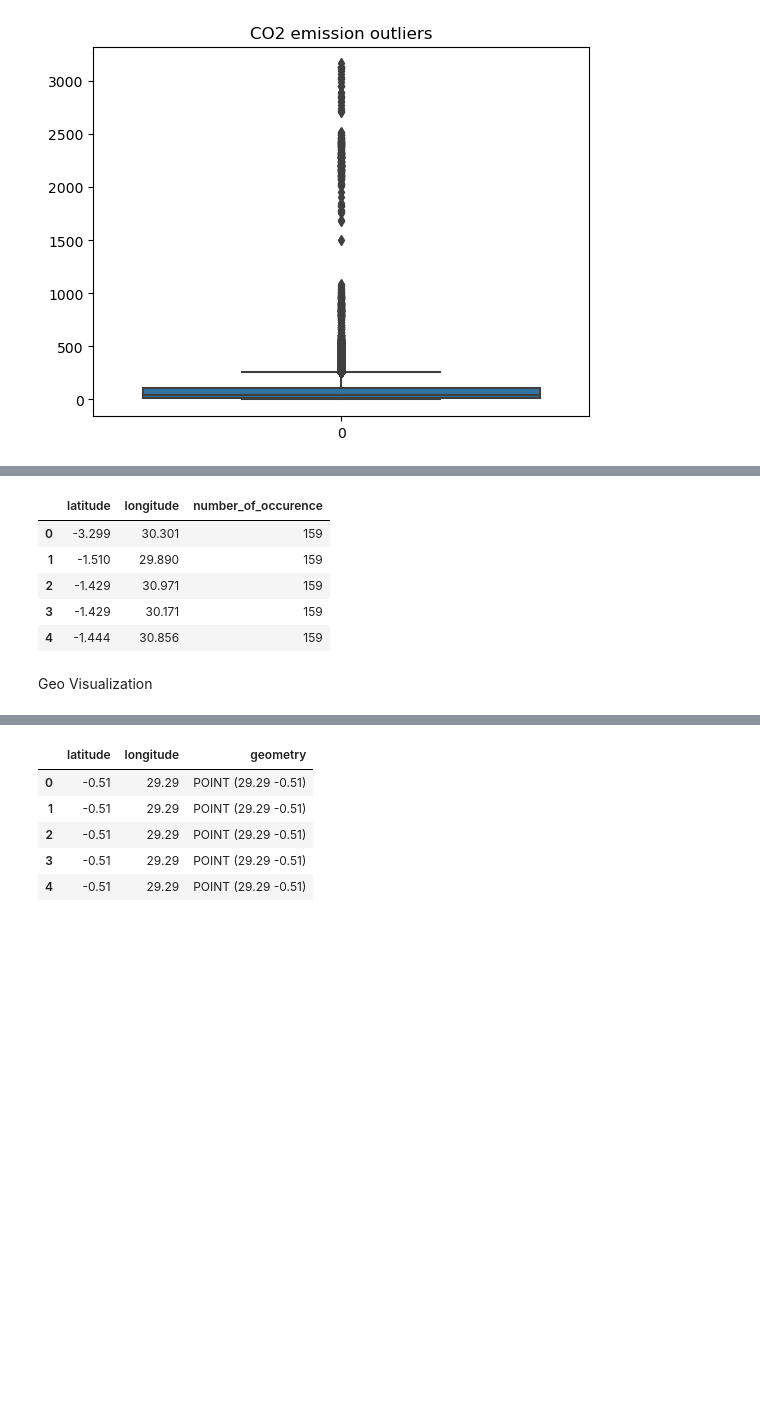
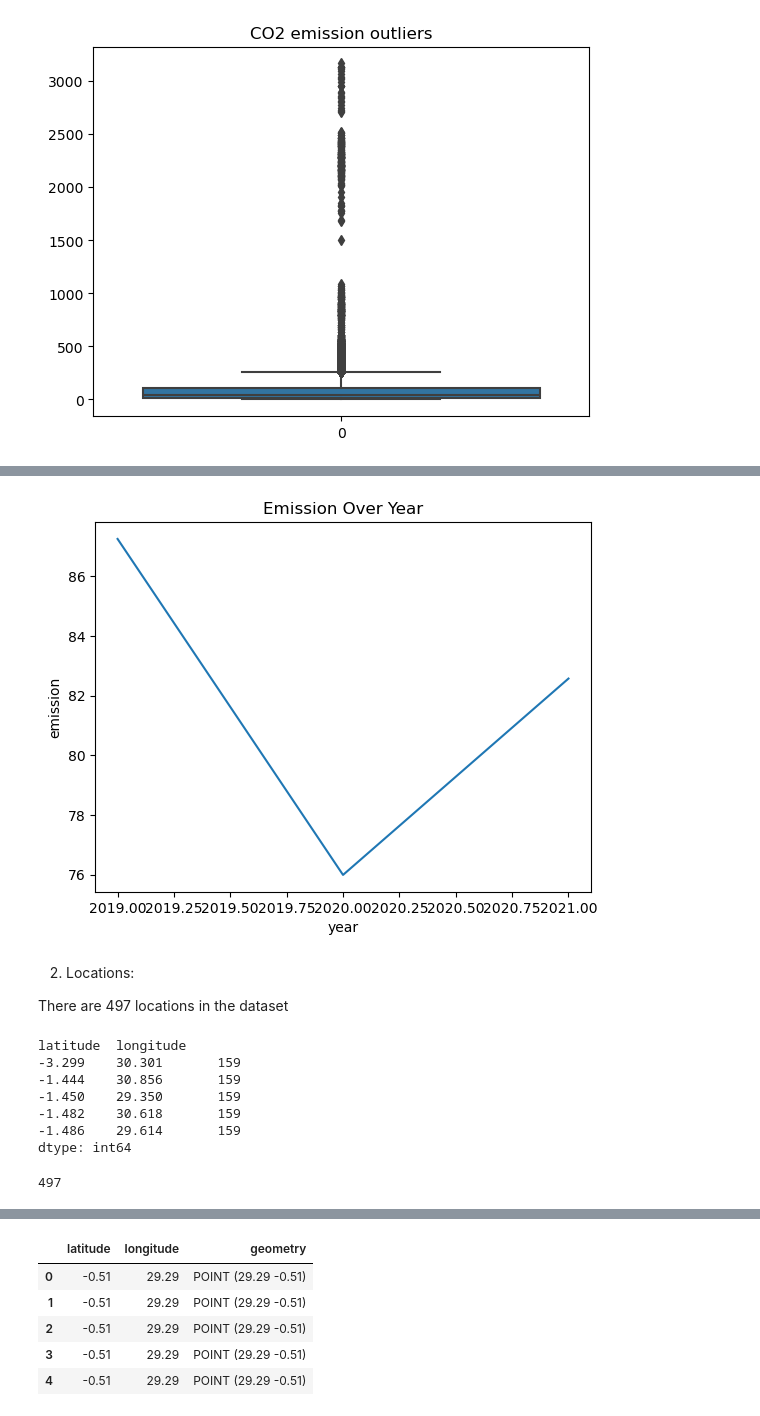
Before and after one commit to dannyakin/CO2_Emissions_Analysis, a Jupyter notebook: EDA.ipynb, the cells around one changed output, grey strips where cells are left out. Saved outputs shown, nothing was run; the diff lists cells and outputs as text; code cells hidden in the pictures; blank space fills up the shorter version.

```diff
--- a/EDA.ipynb
+++ b/EDA.ipynb
@@ -120,17 +127,25 @@ Locations
+# %%
+sns.lineplot(data = data, x = 'year', y = 'emission', errorbar = None)
+plt.title('Emission Over Year')
+plt.show()
+# %% [output]
+[figure, added]
+# %% [markdown]
+2. Locations:
+
+There are 497 locations in the dataset
 # %%
-locations = (
-    data.groupby(['latitude', 'longitude']).size()
-    .sort_values(ascending=False)
-    .reset_index(drop=False)
-    .rename({0:'number_of_occurence'},axis=1)
-)
+locations = data.groupby(['latitude', 'longitude']).size().sort_values()
 locations.head()
 # %% [output]
-|  | latitude | longitude | number_of_occurence |
-| 0 | -3.299 | 30.301 | 159 |
-| 1 | -1.510 | 29.890 | 159 |
-| 2 | -1.429 | 30.971 | 159 |
-| 3 | -1.429 | 30.171 | 159 |
-| 4 | -1.444 | 30.856 | 159 |
+latitude  longitude
+-3.299    30.301       159
+-1.444    30.856       159
+-1.450    29.350       159
+-1.482    30.618       159
+-1.486    29.614       159
+dtype: int64
-# %% [markdown]
-Geo Visualization
+# %%
+len(locations)
+# %% [output]
+497
```
Also changed, not shown: parts of 10 cells of this notebook.
